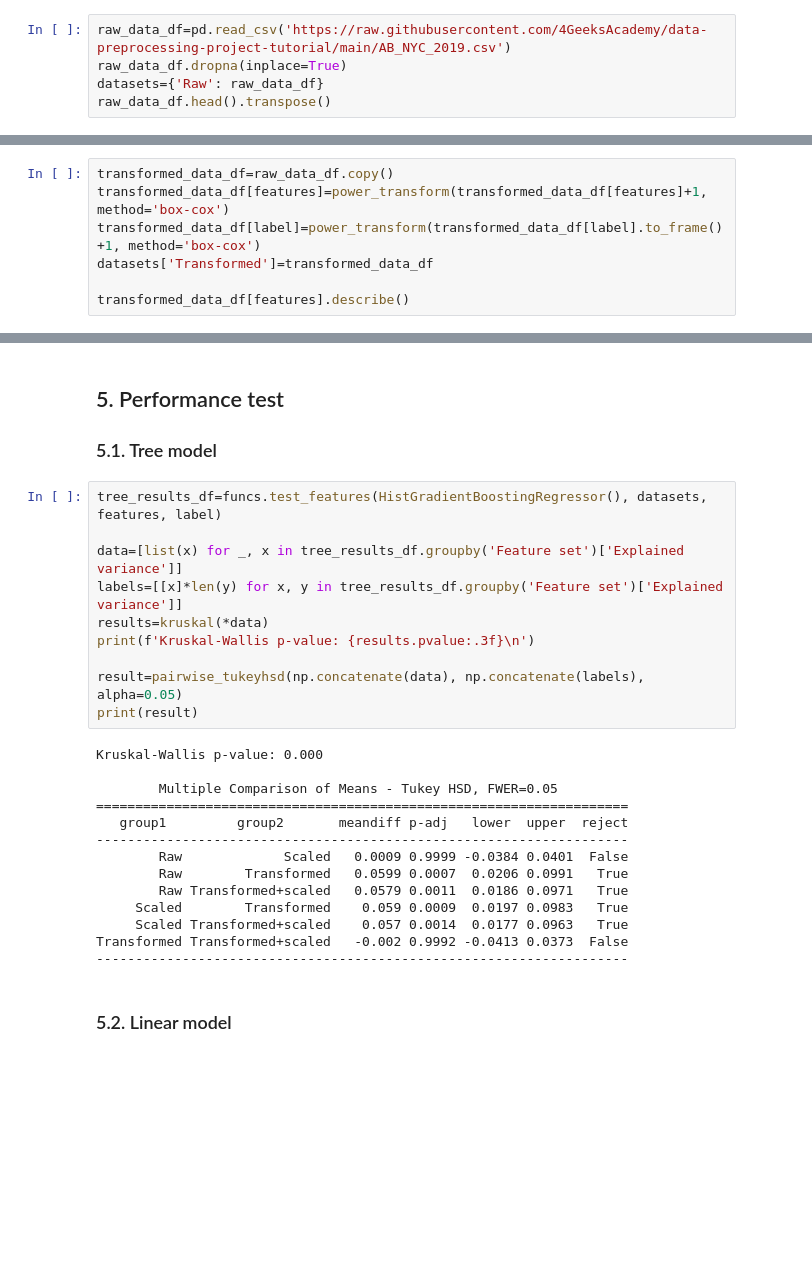
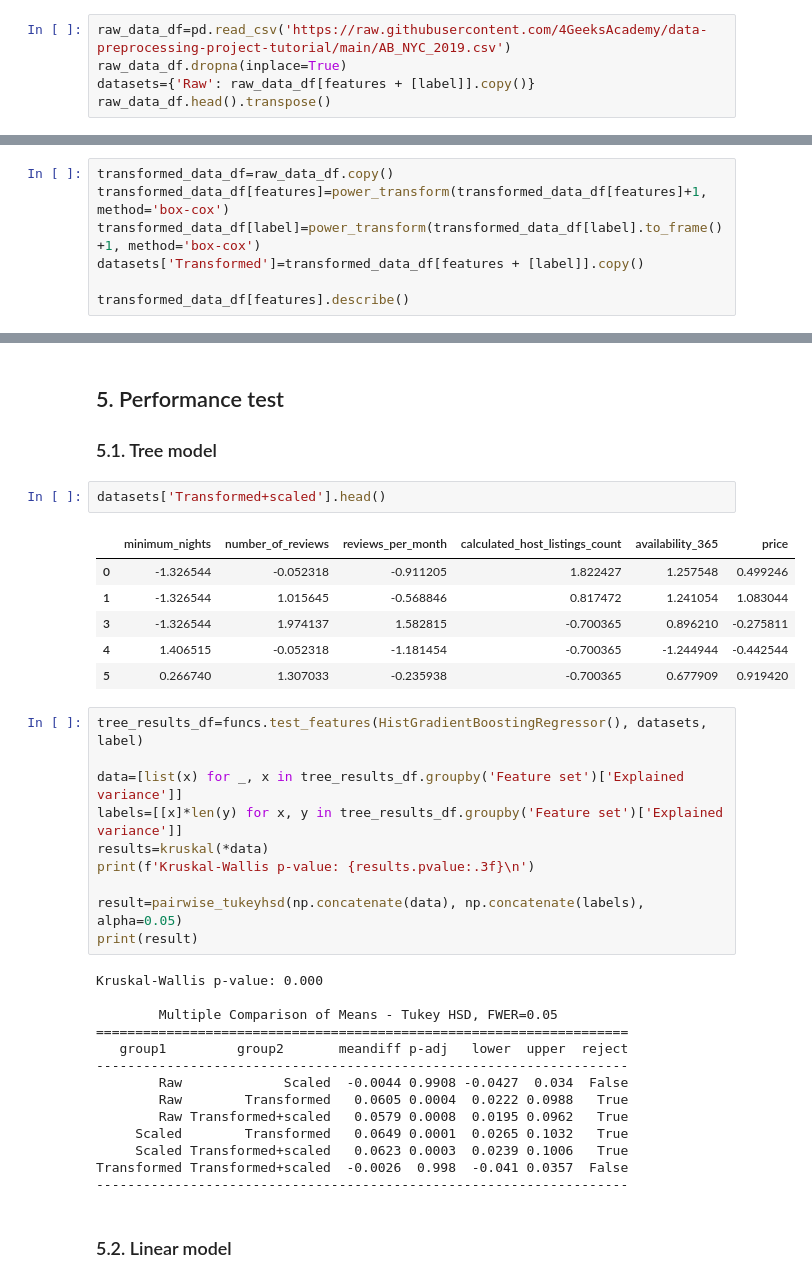
Before and after one commit to gperdrizet/gperdrizet-data-preprocessing-project-tutorial, a Jupyter notebook: gperdrizet-04_feature_engineering.ipynb, the cells around one changed output, grey strips where cells are left out. Cells and saved outputs as stored; diff of their text form; blank space fills up the shorter version.

```diff
--- a/gperdrizet-04_feature_engineering.ipynb
+++ b/gperdrizet-04_feature_engineering.ipynb
@@ -33,7 +33,7 @@ features=[
 # %%
 raw_data_df=pd.read_csv('https://raw.githubusercontent.com/4GeeksAcademy/data-preprocessing-project-tutorial/main/AB_NYC_2019.csv')
 raw_data_df.dropna(inplace=True)
-datasets={'Raw': raw_data_df}
+datasets={'Raw': raw_data_df[features + [label]].copy()}
 raw_data_df.head().transpose()
 # %% [output]
 |  | 0 | 1 | 3 | 4 | 5 |
@@ -71,7 +71,7 @@ raw_data_df[features].describe()
 transformed_data_df=raw_data_df.copy()
 transformed_data_df[features]=power_transform(transformed_data_df[features]+1, method='box-cox')
 transformed_data_df[label]=power_transform(transformed_data_df[label].to_frame()+1, method='box-cox')
-datasets['Transformed']=transformed_data_df
+datasets['Transformed']=transformed_data_df[features + [label]].copy()
 
 transformed_data_df[features].describe()
 # %% [output]
@@ -126,8 +126,17 @@ scaled_transformed_data_df[features].describe()
 ## 5. Performance test
 
 ### 5.1. Tree model
+# %%
+datasets['Transformed+scaled'].head()
+# %% [output]
+|  | minimum_nights | number_of_reviews | reviews_per_month | calculated_host_listings_count | availability_365 | price |
+| 0 | -1.326544 | -0.052318 | -0.911205 | 1.822427 | 1.257548 | 0.499246 |
+| 1 | -1.326544 | 1.015645 | -0.568846 | 0.817472 | 1.241054 | 1.083044 |
+| 3 | -1.326544 | 1.974137 | 1.582815 | -0.700365 | 0.896210 | -0.275811 |
+| 4 | 1.406515 | -0.052318 | -1.181454 | -0.700365 | -1.244944 | -0.442544 |
+| 5 | 0.266740 | 1.307033 | -0.235938 | -0.700365 | 0.677909 | 0.919420 |
 # %%
-tree_results_df=funcs.test_features(HistGradientBoostingRegressor(), datasets, features, label)
+tree_results_df=funcs.test_features(HistGradientBoostingRegressor(), datasets, label)
 
 data=[list(x) for _, x in tree_results_df.groupby('Feature set')['Explained variance']]
 labels=[[x]*len(y) for x, y in tree_results_df.groupby('Feature set')['Explained variance']]
@@ -143,12 +152,12 @@ Kruskal-Wallis p-value: 0.000
 ====================================================================
    group1         group2       meandiff p-adj   lower  upper  reject
 --------------------------------------------------------------------
-        Raw             Scaled   0.0009 0.9999 -0.0384 0.0401  False
-        Raw        Transformed   0.0599 0.0007  0.0206 0.0991   True
-        Raw Transformed+scaled   0.0579 0.0011  0.0186 0.0971   True
-     Scaled        Transformed    0.059 0.0009  0.0197 0.0983   True
-     Scaled Transformed+scaled    0.057 0.0014  0.0177 0.0963   True
-Transformed Transformed+scaled   -0.002 0.9992 -0.0413 0.0373  False
+        Raw             Scaled  -0.0044 0.9908 -0.0427  0.034  False
+        Raw        Transformed   0.0605 0.0004  0.0222 0.0988   True
+        Raw Transformed+scaled   0.0579 0.0008  0.0195 0.0962   True
+     Scaled        Transformed   0.0649 0.0001  0.0265 0.1032   True
+     Scaled Transformed+scaled   0.0623 0.0003  0.0239 0.1006   True
+Transformed Transformed+scaled  -0.0026  0.998  -0.041 0.0357  False
 --------------------------------------------------------------------
 # %% [markdown]
 ### 5.2. Linear model
```
Also changed, not shown: parts of 4 cells of this notebook.
